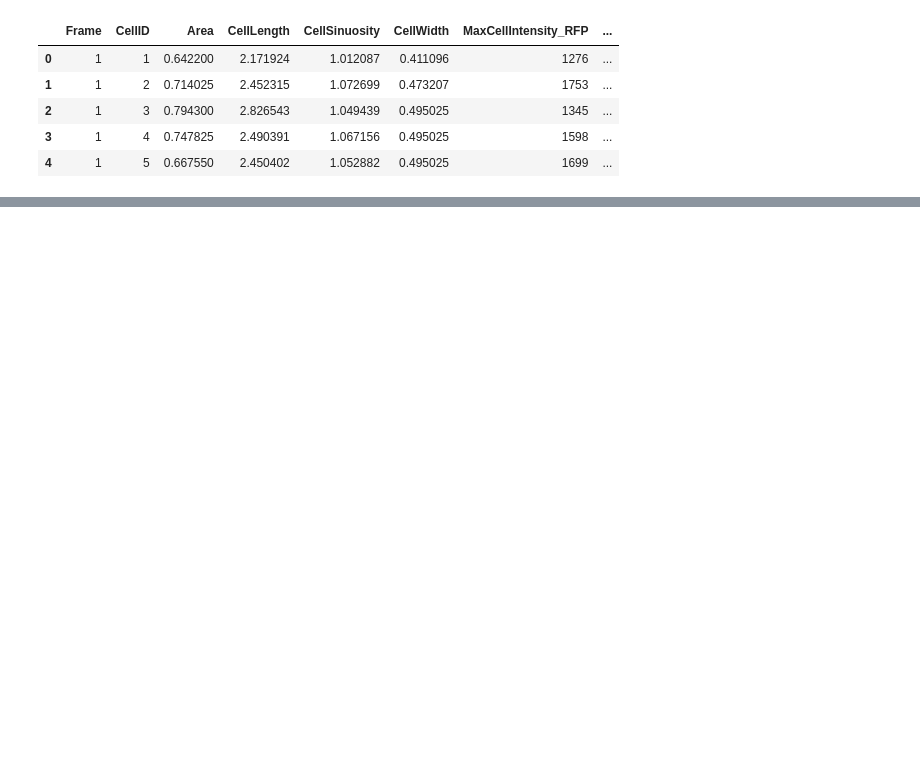
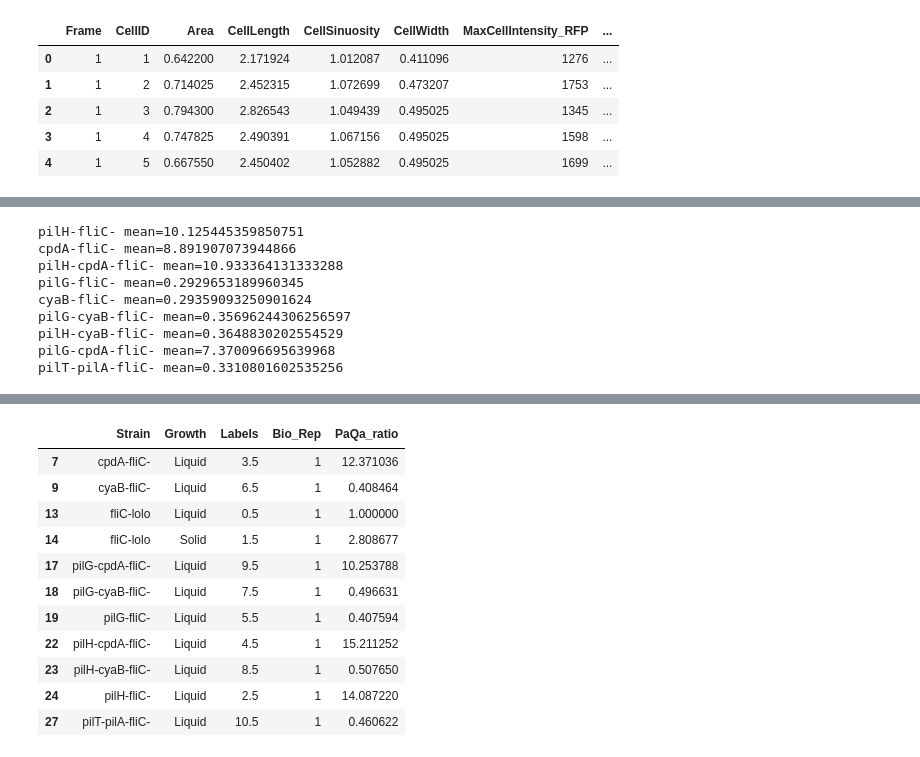
Before and after one commit to lorenzotala/PhD_codes, a Jupyter notebook: Mechanosensation/Python_code/Motor_localization_analysis/Dataplotting_paqaLevels.ipynb, the cells around one changed output, grey strips where cells are left out. Saved outputs shown, nothing was run; the diff lists cells and outputs as text; code cells hidden in the pictures; blank space fills up the shorter version.

```diff
--- a/Mechanosensation/Python_code/Motor_localization_analysis/Dataplotting_paqaLevels.ipynb
+++ b/Mechanosensation/Python_code/Motor_localization_analysis/Dataplotting_paqaLevels.ipynb
@@ -310,0 +487,14 @@ bokeh.io.show(row(p1,p2,p3))
+# %%
+p4, means3 = plottingData(df_long, means, 'fliC-lolo', ['pilH-fliC-','cpdA-fliC-', 'pilH-cpdA-fliC-', 'pilG-fliC-', 'cyaB-fliC-', 'pilG-cyaB-fliC-', 'pilH-cyaB-fliC-', 'pilG-cpdA-fliC-', 'pilT-pilA-fliC-'], ['pilH-','WT', 'pilAT8V', 'pilB-fliC-T8V', 'pilT-fliC-T8V','WT-Px2','WT-lolo','WT-alex','fliC-'], 'Liquid', param, colors, 'linear', '')
+bokeh.io.show(p4)
+means3.head(100)
+# %% [output]
+pilH-fliC- mean=10.125445359850751
+cpdA-fliC- mean=8.891907073944866
+pilH-cpdA-fliC- mean=10.933364131333288
+pilG-fliC- mean=0.2929653189960345
+cyaB-fliC- mean=0.29359093250901624
+pilG-cyaB-fliC- mean=0.35696244306256597
+pilH-cyaB-fliC- mean=0.3648830202554529
+pilG-cpdA-fliC- mean=7.370096695639968
+pilT-pilA-fliC- mean=0.3310801602535256
@@ -310,0 +503,12 @@ bokeh.io.show(row(p1,p2,p3))
+|  | Strain | Growth | Labels | Bio_Rep | PaQa_ratio |
+| 7 | cpdA-fliC- | Liquid | 3.5 | 1 | 12.371036 |
+| 9 | cyaB-fliC- | Liquid | 6.5 | 1 | 0.408464 |
+| 13 | fliC-lolo | Liquid | 0.5 | 1 | 1.000000 |
+| 14 | fliC-lolo | Solid | 1.5 | 1 | 2.808677 |
+| 17 | pilG-cpdA-fliC- | Liquid | 9.5 | 1 | 10.253788 |
+| 18 | pilG-cyaB-fliC- | Liquid | 7.5 | 1 | 0.496631 |
+| 19 | pilG-fliC- | Liquid | 5.5 | 1 | 0.407594 |
+| 22 | pilH-cpdA-fliC- | Liquid | 4.5 | 1 | 15.211252 |
+| 23 | pilH-cyaB-fliC- | Liquid | 8.5 | 1 | 0.507650 |
+| 24 | pilH-fliC- | Liquid | 2.5 | 1 | 14.087220 |
+| 27 | pilT-pilA-fliC- | Liquid | 10.5 | 1 | 0.460622 |
```
Also changed, not shown: parts of 7 cells of this notebook, 9 other files.
